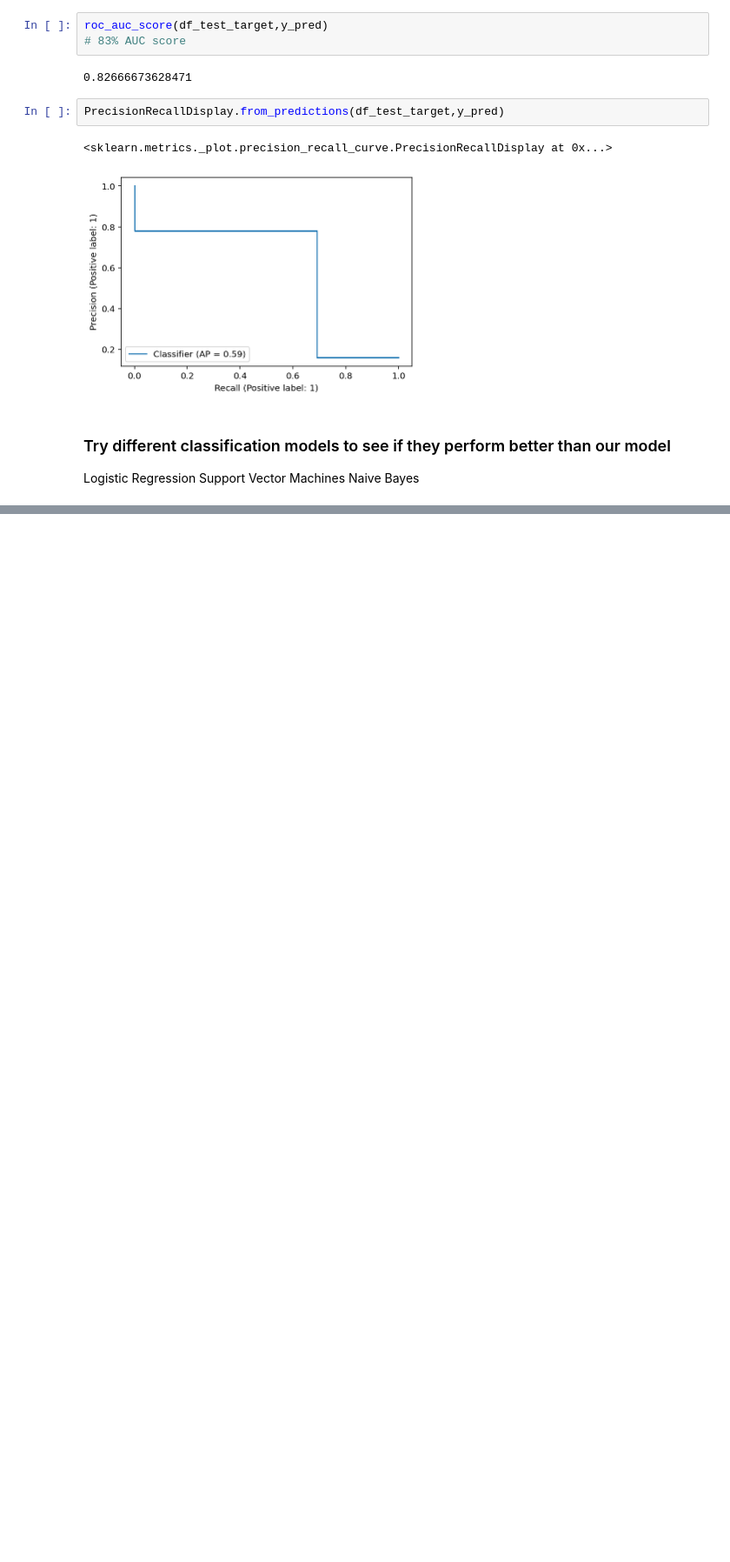
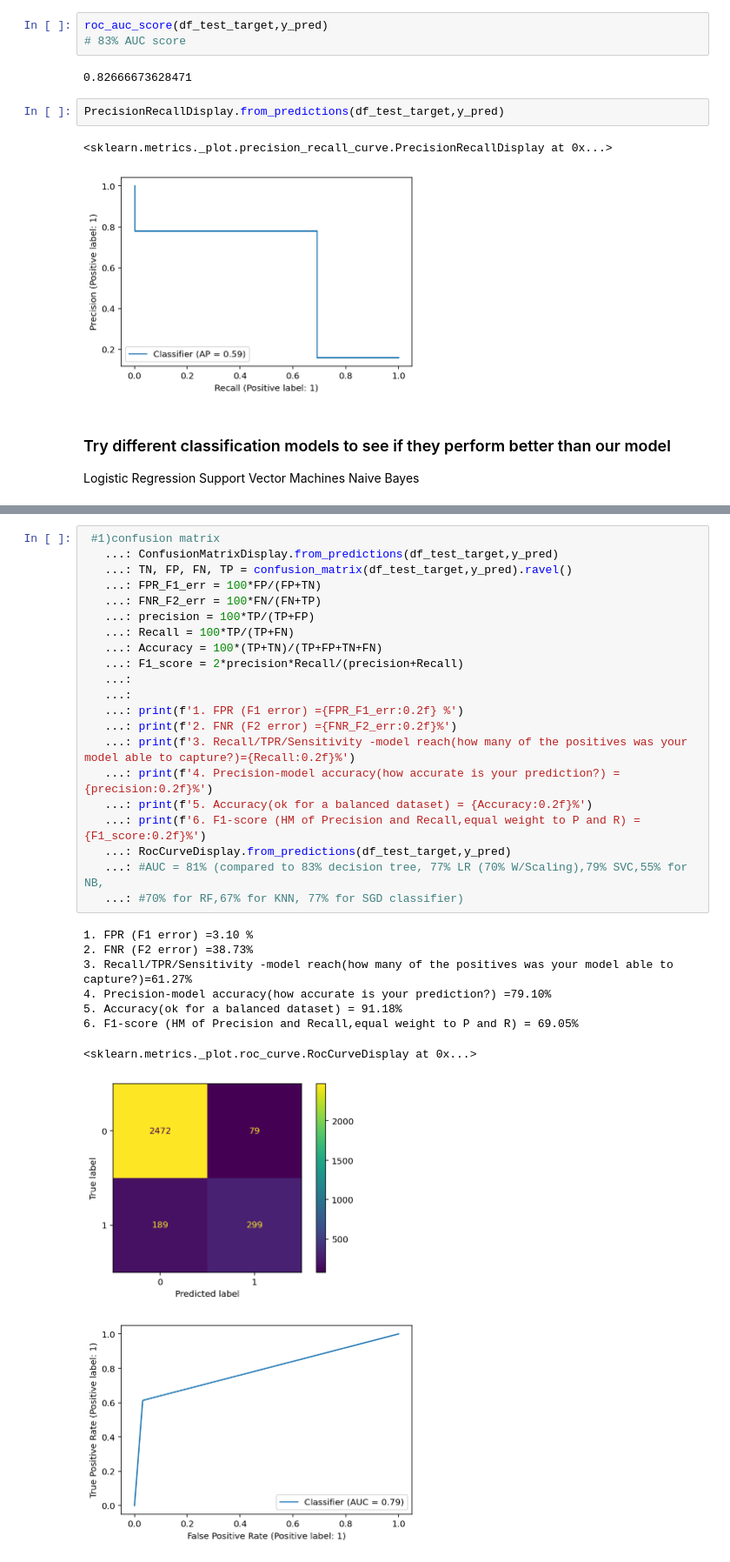
Before and after one commit to Ajoshi005/Credit-card-Churn-Classification, a Jupyter notebook: 3) final feature selection.ipynb, the cells around one changed output, grey strips where cells are left out. Shown at 87% size. Cells and saved outputs as stored; diff of their text form; blank space fills up the shorter version.

```diff
--- a/3) final feature selection.ipynb
+++ b/3) final feature selection.ipynb
@@ -533,0 +586,31 @@ Naive Bayes
+# %%
+ #1)confusion matrix
+   ...: ConfusionMatrixDisplay.from_predictions(df_test_target,y_pred)
+   ...: TN, FP, FN, TP = confusion_matrix(df_test_target,y_pred).ravel()
+   ...: FPR_F1_err = 100*FP/(FP+TN)
+   ...: FNR_F2_err = 100*FN/(FN+TP)
+   ...: precision = 100*TP/(TP+FP)
+   ...: Recall = 100*TP/(TP+FN)
+   ...: Accuracy = 100*(TP+TN)/(TP+FP+TN+FN)
+   ...: F1_score = 2*precision*Recall/(precision+Recall)
+   ...:
+   ...:
+   ...: print(f'1. FPR (F1 error) ={FPR_F1_err:0.2f} %')
+   ...: print(f'2. FNR (F2 error) ={FNR_F2_err:0.2f}%')
+   ...: print(f'3. Recall/TPR/Sensitivity -model reach(how many of the positives was your model able to capture?)={Recall:0.2f}%')
+   ...: print(f'4. Precision-model accuracy(how accurate is your prediction?) ={precision:0.2f}%')
+   ...: print(f'5. Accuracy(ok for a balanced dataset) = {Accuracy:0.2f}%')
+   ...: print(f'6. F1-score (HM of Precision and Recall,equal weight to P and R) = {F1_score:0.2f}%')
+   ...: RocCurveDisplay.from_predictions(df_test_target,y_pred)
+   ...: #AUC = 81% (compared to 83% decision tree, 77% LR (70% W/Scaling),79% SVC,55% for NB,
+   ...: #70% for RF,67% for KNN, 77% for SGD classifier)
+# %% [output]
+1. FPR (F1 error) =3.10 %
+2. FNR (F2 error) =38.73%
+3. Recall/TPR/Sensitivity -model reach(how many of the positives was your model able to capture?)=61.27%
+4. Precision-model accuracy(how accurate is your prediction?) =79.10%
+5. Accuracy(ok for a balanced dataset) = 91.18%
+6. F1-score (HM of Precision and Recall,equal weight to P and R) = 69.05%
+<sklearn.metrics._plot.roc_curve.RocCurveDisplay at 0x...>
+[figure, added]
+[figure, added]
```
Also changed, not shown: parts of 68 cells of this notebook, 2 other files.
